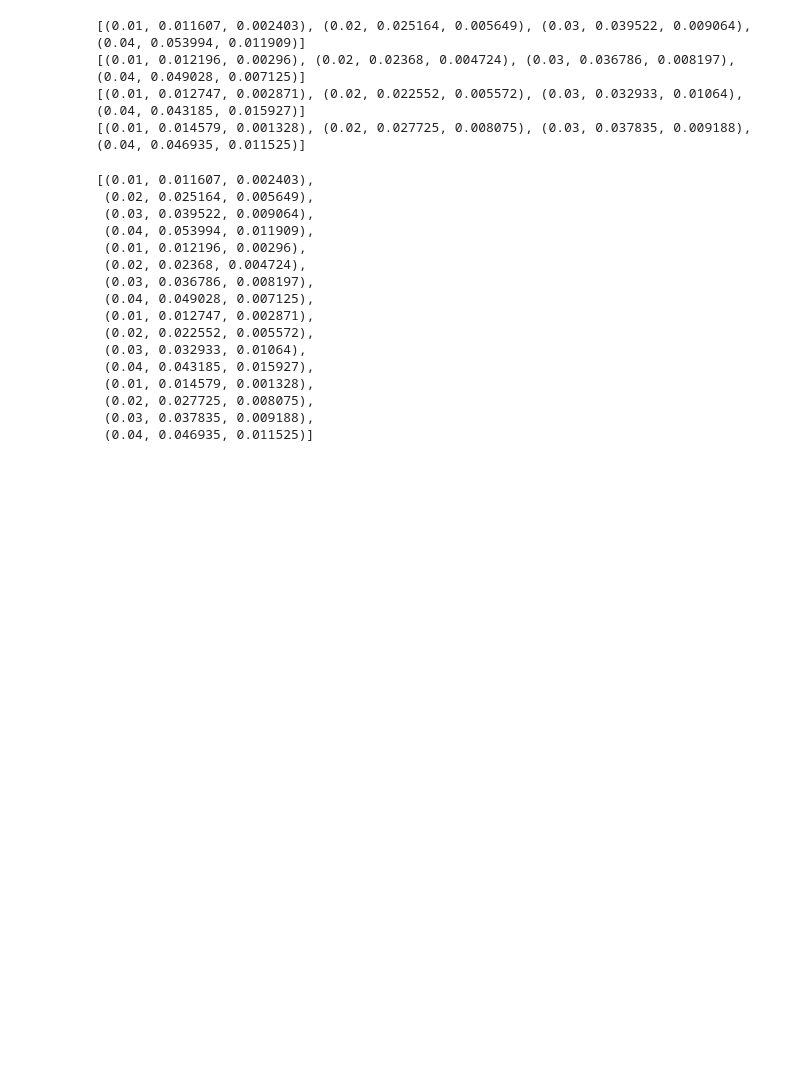
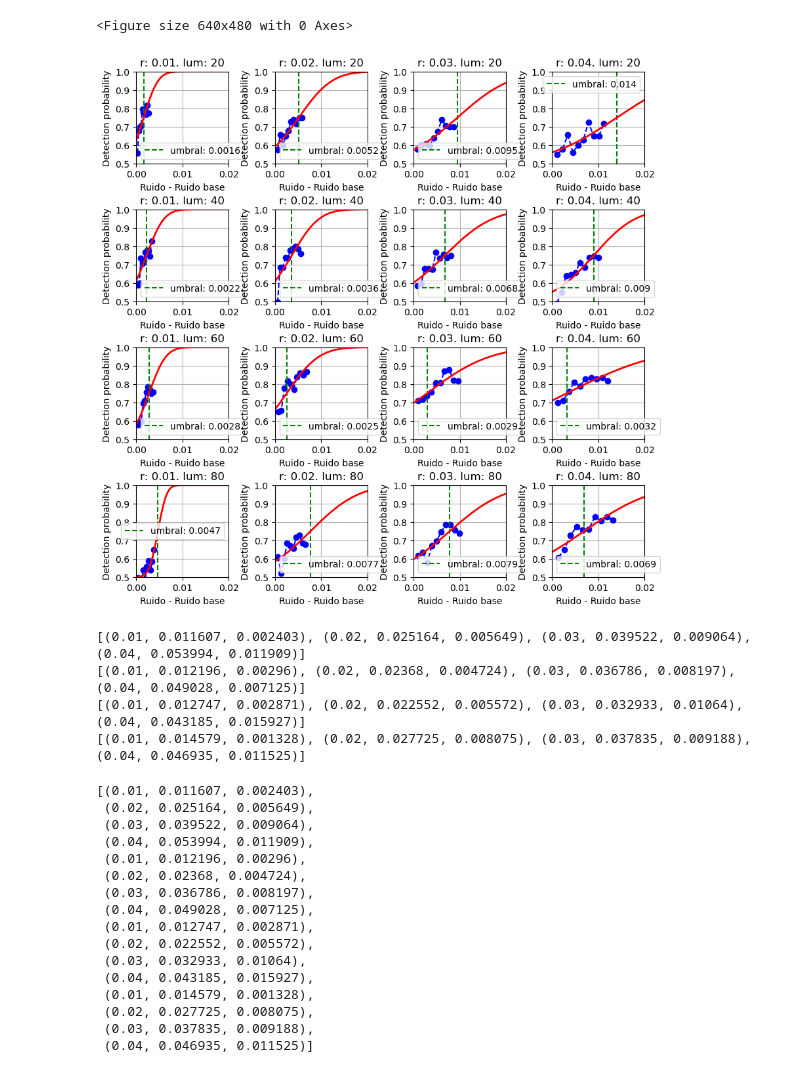
Before and after one commit to Luismikudo/tfm-noise-detection, a Jupyter notebook: promedio_granada_valencia.ipynb, the cells around one changed output. Cells and saved outputs as stored; diff of their text form; code cells hidden in the pictures; blank space fills up the shorter version.

```diff
--- a/promedio_granada_valencia.ipynb
+++ b/promedio_granada_valencia.ipynb
@@ -88,7 +89,9 @@ numberObservations = 10
 # UPV
 mean_result_upv = None
 mean_std_upv = []
+count = 0
 for fichero in ficheros_upv:
+    count = count+1
     data_file = PATH_UPV+'/'+fichero
     result = scipy.io.loadmat(data_file)
     result = np.array(result['Results'])
@@ -98,6 +101,7 @@ for fichero in ficheros_upv:
         mean_result_upv = mean_result_upv + result
         # Suma de los resultados
         # Promediar la probabilidad y Promediar el tiempo
+print(count)
 mean_result_upv = mean_result_upv/len(ficheros_upv) # Media de los resultados para todos los ficheros de la UPV
 
 # Individual plot
@@ -169,14 +173,15 @@ for i in range(LoopNumber):
     x_curve = np.linspace(minX, maxX, num=1000)
     y_curve = normcdf2(x_curve, ParamsOpt[0], ParamsOpt[1])
     ax.plot(x_curve, y_curve, '-r', linewidth=2)
+    ax.axvline(x=ParamsOpt[0], color='g', linestyle='--', label="umbral: {}".format(round(ParamsOpt[0],4)))
     ax.grid(True)
     ax.set_xlim([minX, maxX])
     ax.set_ylim([0, 1])
-    ax.set_title(str(i+1))
+    ax.set_title("r: {}. lum: {}".format(ruido_base, luminancias[i]))
     ax.set_xlabel('Noise value')
     ax.set_ylabel('Detection probability')
+    ax.legend()
 
-figure.suptitle('4\\times4 psychophysics plot for UPV')
 plt.savefig(RESULTS_PATH_UPV+'/UPV-MosaicWithEqualXAxes-' + str(i+1) + '.png')
 
 
@@ -237,3 +242,44 @@ plt.savefig(RESULTS_PATH_UPV+'/UPV-AllPsychomPlots-' + str(i+1) + '.png')
+# %%
+# 4 times 4 psychophysics plot
+
+plt.figure()
+figure = plt.figure(figsize=(numberObservations, numberObservations))
+figure.subplots_adjust(hspace=0.5, wspace=0.5)
+
+for i in range(LoopNumber):
+    x = ruidos[i*numberObservations:(i+1)*numberObservations, 2]
+    ruido_base = ruidos[i*numberObservations:(i+1)*numberObservations, 0][0]
+    x_less_r = x-ruido_base
+    y = mean_result_upv[i*numberObservations:(i+1)*numberObservations, 0]
+
+    # Valores iniciales de la minimización
+    X0 = [np.mean(x_less_r), 0.1*np.mean(x_less_r)]
+
+    # Definir los parámetros para el ajuste
+    params = {'x': x_less_r, 'y': y}
+
+    # Realizar la minimización
+    ParamsOpt = minimize(normcdf2_minimizer, X0, args=params, method='Nelder-Mead').x
+
+    # Obtener la media y la desviación estándar de la distribución ajustada
+    meanAndStdDistrib = [ParamsOpt[0], ParamsOpt[1]]
+
+    ax = figure.add_subplot(4, 4, i+1)
+    ax.plot(x_less_r, y, 'o--b')
+    ax.axvline(x=ParamsOpt[0], color='g', linestyle='--', label="umbral: {}".format(round(ParamsOpt[0],4)))
+    x_curve = np.linspace(0, 0.02, num=1000)
+    y_curve = normcdf2(x_curve, ParamsOpt[0], ParamsOpt[1])
+    ax.plot(x_curve, y_curve, '-r', linewidth=2)
+    ax.grid(True)
+    ax.set_xlim([0, 0.02])
+    ax.set_ylim([0.5, 1])
+    ax.set_title("r: {}. lum: {}".format(ruido_base, luminancias[i]))
+    ax.set_xlabel('Ruido - Ruido base')
+    ax.set_ylabel('Detection probability')
+    ax.legend()
+# %% [output]
+<Figure size 640x480 with 0 Axes>
+[figure, added]
 # %%
 data_upv = [row for row in [mean_std_upv[i:i+4] for i in range(0, 16, 4)]]
 for row in data_upv:
```
Also changed, not shown: parts of 7 cells of this notebook, 16 other files.
